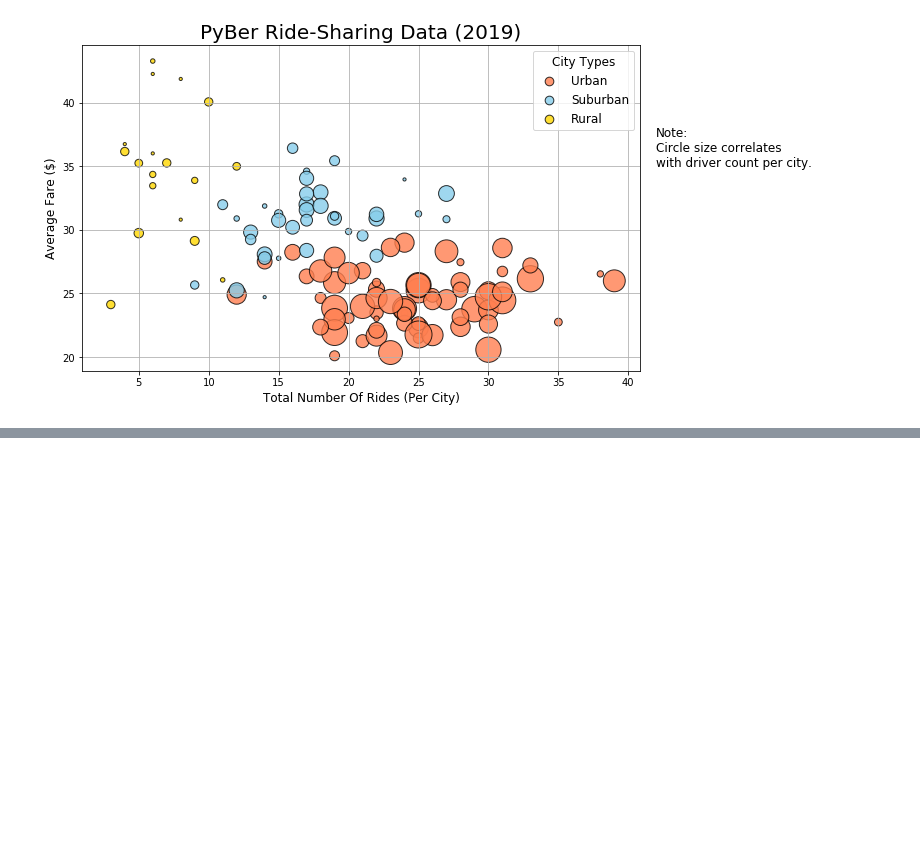
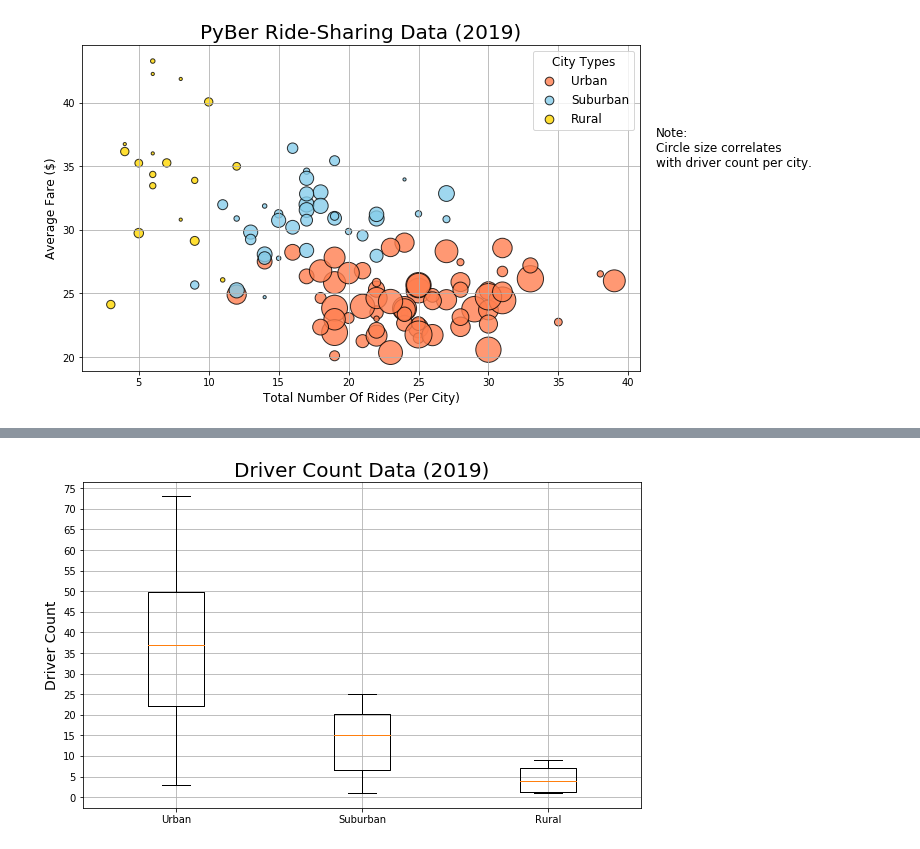
Before and after one commit to enrique-bustamante/PyBer_Analysis, a Jupyter notebook: PyBer.ipynb, the cells around one changed output, grey strips where cells are left out. Saved outputs shown, nothing was run; the diff lists cells and outputs as text; code cells hidden in the pictures; blank space fills up the shorter version.

```diff
--- a/PyBer.ipynb
+++ b/PyBer.ipynb
@@ -113,3 +391,15 @@ plt.show()
+# %%
+# Create box and whiskers plot for number of drivers for each city type
+driver_count_data = [urban_driver_count, suburban_driver_count, rural_driver_count]
+fig, ax = plt.subplots(figsize=(10, 6))
+ax.set_title('Driver Count Data (2019)', fontsize=20)
+ax.set_ylabel('Driver Count', fontsize=14)
+ax.set_yticks(np.arange(0,91,step=5.0))
+ax.grid()
+ax.boxplot(driver_count_data, labels=x_labels)
+plt.show()
+# %% [output]
+[figure, added]
 # %%
 # Create a pie chart for percent of total fares
 # %%
```
Also changed, not shown: parts of 26 cells of this notebook, 1 other file.
